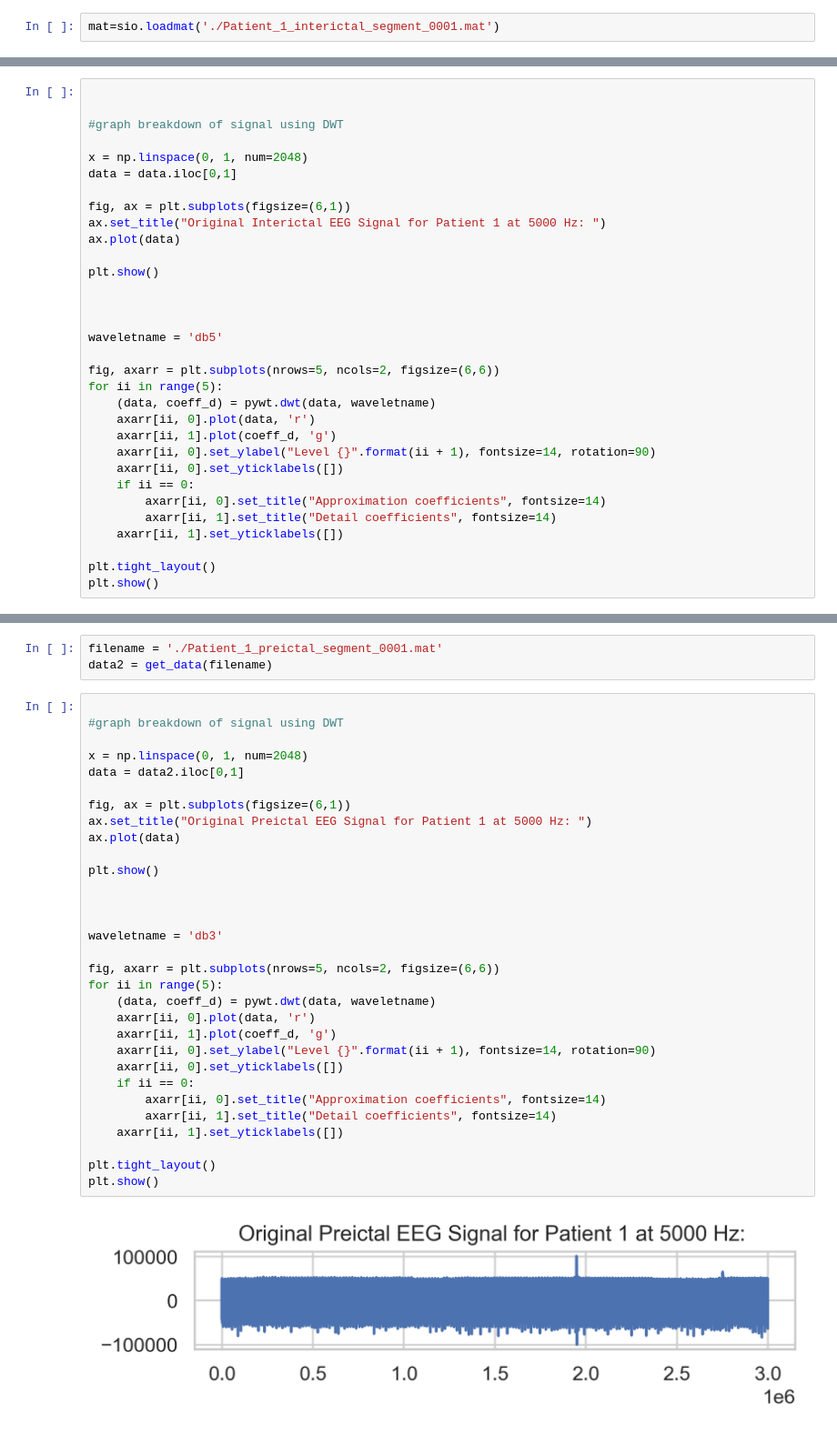
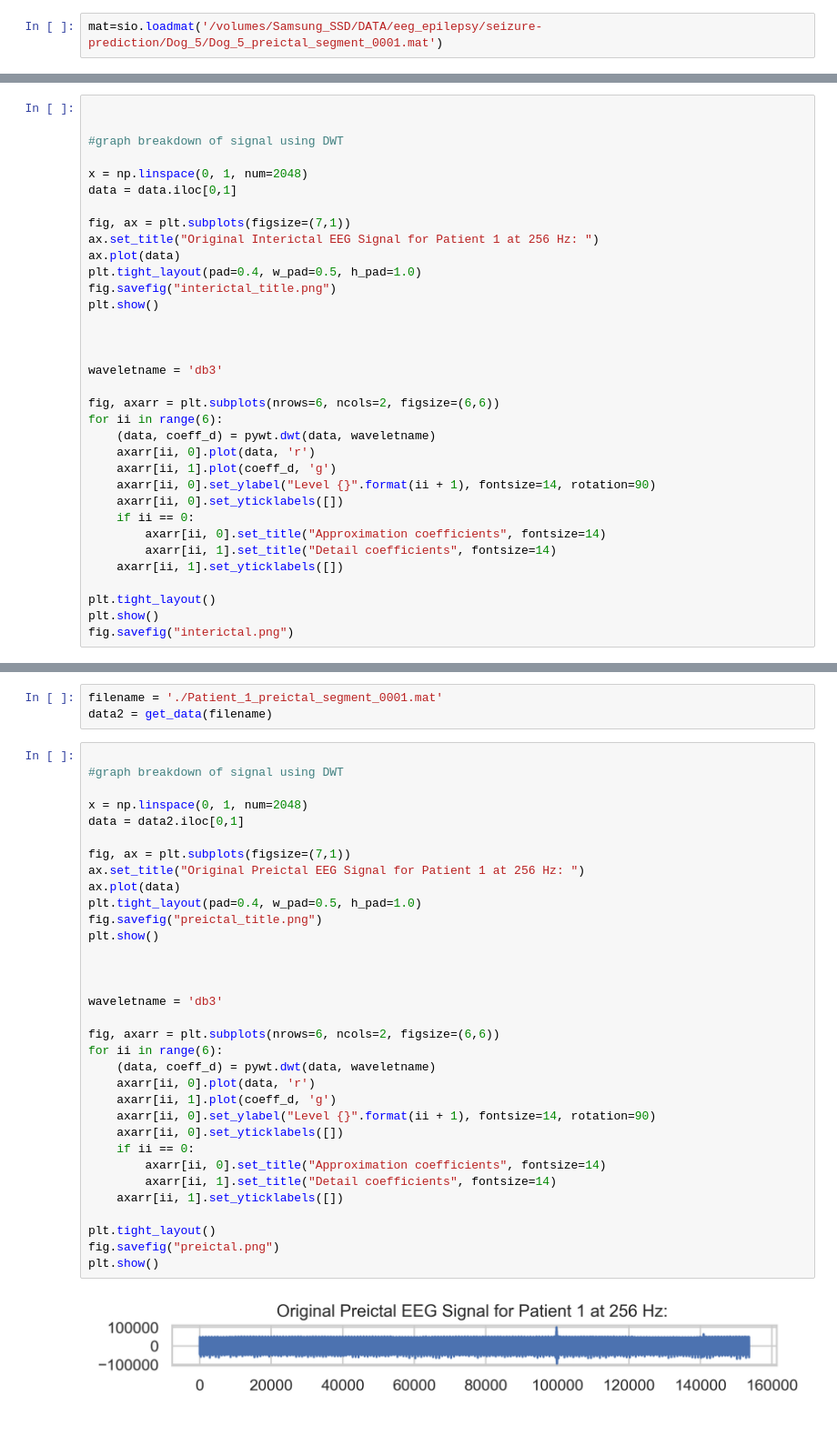
Before and after one commit to CeliaSagas/EEG-Classification, a Jupyter notebook: code/1 - Explore Data.ipynb, the cells around one changed output, grey strips where cells are left out. Shown at 91% size. Saved outputs shown, nothing was run; the diff lists cells and outputs as text.

```diff
--- a/code/1 - Explore Data.ipynb
+++ b/code/1 - Explore Data.ipynb
@@ -31,5 +33,5 @@ np. set_printoptions(threshold=np. inf)
 # %%
-mat=sio.loadmat('./Patient_1_interictal_segment_0001.mat')
+mat=sio.loadmat('/volumes/Samsung_SSD/DATA/eeg_epilepsy/seizure-prediction/Dog_5/Dog_5_preictal_segment_0001.mat')
 # %%
 mat.keys()
 # %% [output]
@@ -173,18 +208,19 @@ data = get_data(filename)
 x = np.linspace(0, 1, num=2048)
 data = data.iloc[0,1]
 
-fig, ax = plt.subplots(figsize=(6,1))
-ax.set_title("Original Interictal EEG Signal for Patient 1 at 5000 Hz: ")
+fig, ax = plt.subplots(figsize=(7,1))
+ax.set_title("Original Interictal EEG Signal for Patient 1 at 256 Hz: ")
 ax.plot(data)
-
+plt.tight_layout(pad=0.4, w_pad=0.5, h_pad=1.0)
+fig.savefig("interictal_title.png")
 plt.show()
 
 
 
-waveletname = 'db5'
+waveletname = 'db3'
 
-fig, axarr = plt.subplots(nrows=5, ncols=2, figsize=(6,6))
-for ii in range(5):
+fig, axarr = plt.subplots(nrows=6, ncols=2, figsize=(6,6))
+for ii in range(6):
     (data, coeff_d) = pywt.dwt(data, waveletname)
     axarr[ii, 0].plot(data, 'r')
     axarr[ii, 1].plot(coeff_d, 'g')
@@ -197,4 +233,5 @@ for ii in range(5):
 
 plt.tight_layout()
 plt.show()
+fig.savefig("interictal.png")
 # %% [output]
@@ -206,33 +243,35 @@ data2 = get_data(filename)
 # %%
 
 #graph breakdown of signal using DWT
 
 x = np.linspace(0, 1, num=2048)
 data = data2.iloc[0,1]
 
-fig, ax = plt.subplots(figsize=(6,1))
-ax.set_title("Original Preictal EEG Signal for Patient 1 at 5000 Hz: ")
+fig, ax = plt.subplots(figsize=(7,1))
+ax.set_title("Original Preictal EEG Signal for Patient 1 at 256 Hz: ")
 ax.plot(data)
-
+plt.tight_layout(pad=0.4, w_pad=0.5, h_pad=1.0)
+fig.savefig("preictal_title.png")
 plt.show()
 
 
 
 waveletname = 'db3'
 
-fig, axarr = plt.subplots(nrows=5, ncols=2, figsize=(6,6))
-for ii in range(5):
+fig, axarr = plt.subplots(nrows=6, ncols=2, figsize=(6,6))
+for ii in range(6):
     (data, coeff_d) = pywt.dwt(data, waveletname)
     axarr[ii, 0].plot(data, 'r')
     axarr[ii, 1].plot(coeff_d, 'g')
     axarr[ii, 0].set_ylabel("Level {}".format(ii + 1), fontsize=14, rotation=90)
     axarr[ii, 0].set_yticklabels([])
     if ii == 0:
         axarr[ii, 0].set_title("Approximation coefficients", fontsize=14)
         axarr[ii, 1].set_title("Detail coefficients", fontsize=14)
     axarr[ii, 1].set_yticklabels([])
 
 plt.tight_layout()
+fig.savefig("preictal.png")
 plt.show()
 # %% [output]
-[figure, old version]
+[figure, new version]
```
Also changed, not shown: parts of 27 cells of this notebook, 15 other files.
